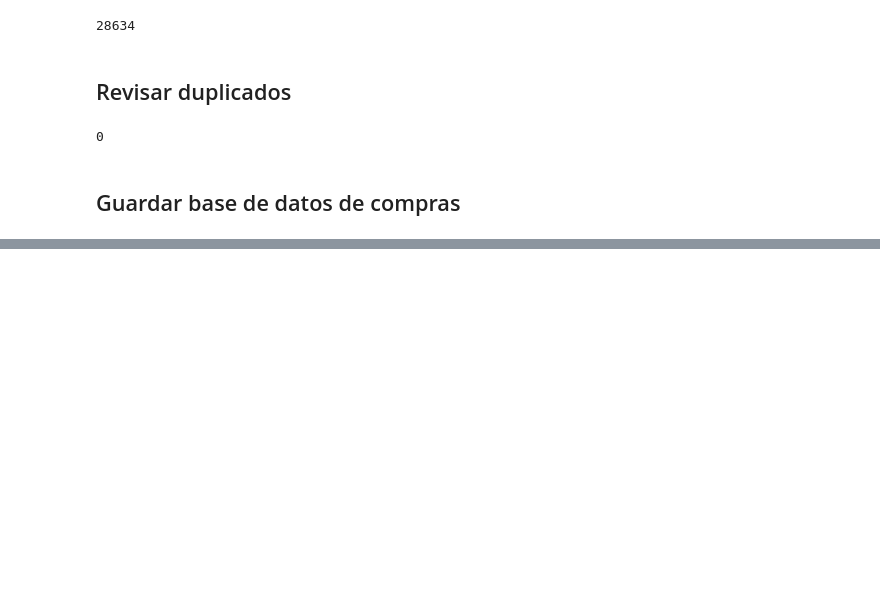
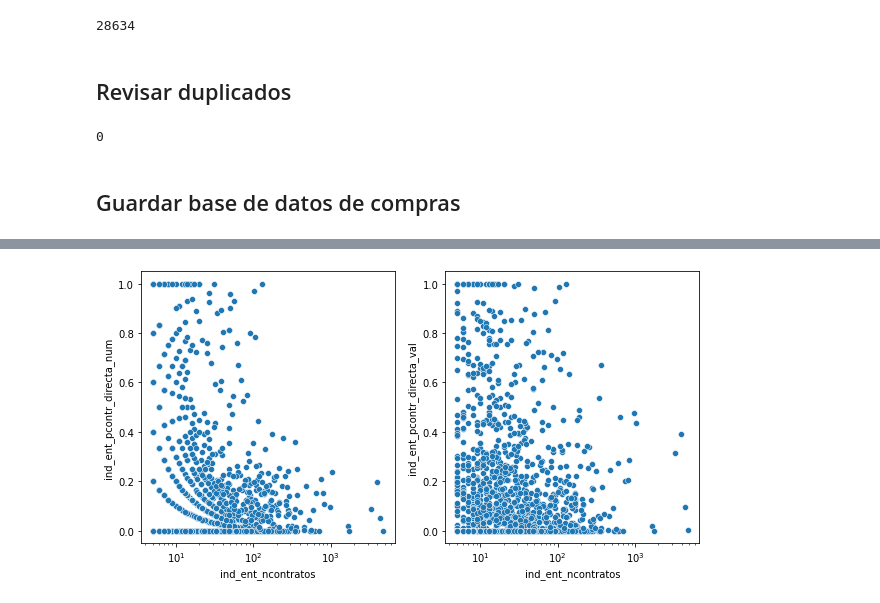
Before and after one commit to hfelizzola/Codigos-y-Modelos, a Jupyter notebook: procesamiento_limpieza.ipynb, the cells around one changed output, grey strips where cells are left out. Saved outputs shown, nothing was run; the diff lists cells and outputs as text; code cells hidden in the pictures; blank space fills up the shorter version.

```diff
--- a/procesamiento_limpieza.ipynb
+++ b/procesamiento_limpieza.ipynb
@@ -321,0 +435,9 @@ if guardar_compras:
+# %%
+# Relación entre el porcentaje de contratación directa y el numero de contratos
+fig, ((ax1,ax2)) = plt.subplots(ncols=2, figsize=(10,5), sharex=True)
+sns.scatterplot(data=ind_entidad, x='ind_ent_ncontratos', y='ind_ent_pcontr_directa_num', ax=ax1)
+ax1.set_xscale('log')
+sns.scatterplot(data=ind_entidad, x='ind_ent_ncontratos', y='ind_ent_pcontr_directa_val', ax=ax2)
+plt.show()
+# %% [output]
+[figure, added]
```
Also changed, not shown: parts of 29 cells of this notebook, 1 other file.
